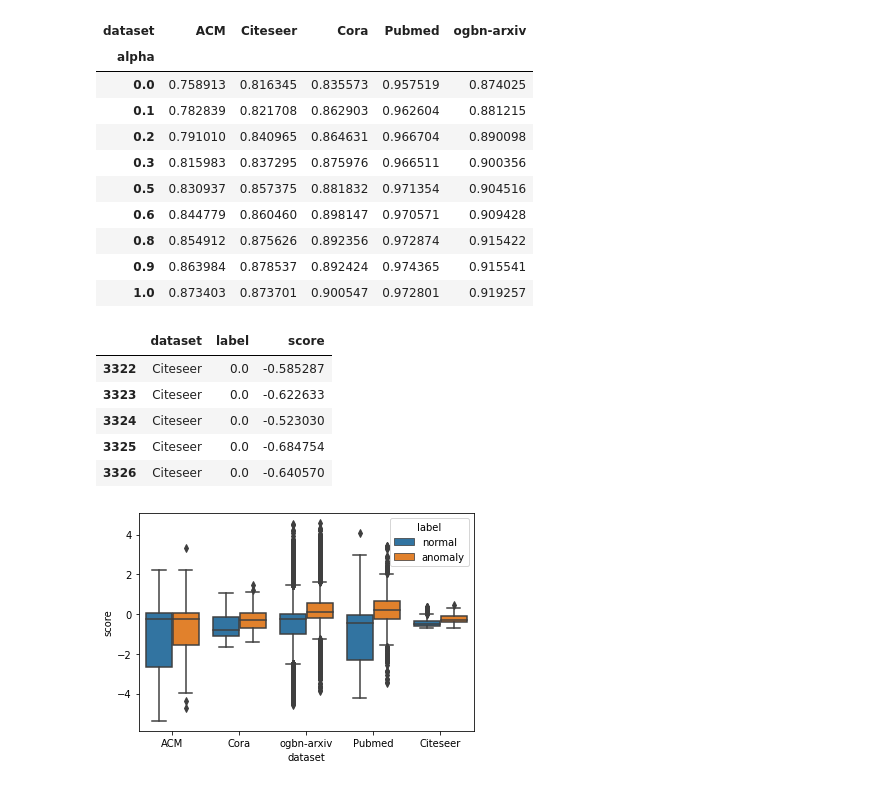
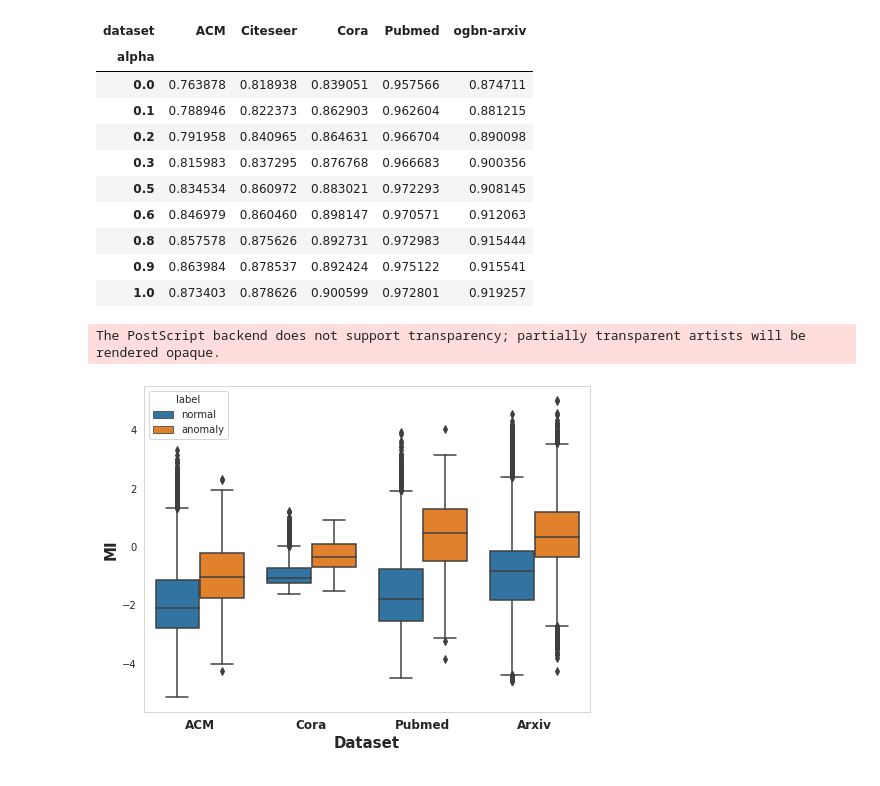
Before and after one commit to eaglelab-zju/DGLD_beta, a Jupyter notebook: method/infoANEMONE/plot.ipynb, the cells around one changed output. Cells and saved outputs as stored; diff of their text form; code cells hidden in the pictures.

```diff
--- a/method/infoANEMONE/plot.ipynb
+++ b/method/infoANEMONE/plot.ipynb
@@ -28,17 +43,17 @@ alpha_table.head()
 alpha_auc_table = alpha_table[["dataset", "alpha", "auc"]]
 # auc_table
 # %%
-table = pd.pivot_table(alpha_auc_table, values='auc', index=['alpha'], columns=['dataset'], aggfunc=np.mean)
+table = pd.pivot_table(alpha_auc_table, values='auc', index=['alpha'], columns=['dataset'], aggfunc=np.max)
 table
 # %% [output]
 | dataset | ACM | Citeseer | Cora | Pubmed | ogbn-arxiv |
 | alpha |  |  |  |  |  |
-| 0.0 | 0.758913 | 0.816345 | 0.835573 | 0.957519 | 0.874025 |
-| 0.1 | 0.782839 | 0.821708 | 0.862903 | 0.962604 | 0.881215 |
-| 0.2 | 0.791010 | 0.840965 | 0.864631 | 0.966704 | 0.890098 |
-| 0.3 | 0.815983 | 0.837295 | 0.875976 | 0.966511 | 0.900356 |
-| 0.5 | 0.830937 | 0.857375 | 0.881832 | 0.971354 | 0.904516 |
-| 0.6 | 0.844779 | 0.860460 | 0.898147 | 0.970571 | 0.909428 |
-| 0.8 | 0.854912 | 0.875626 | 0.892356 | 0.972874 | 0.915422 |
-| 0.9 | 0.863984 | 0.878537 | 0.892424 | 0.974365 | 0.915541 |
-| 1.0 | 0.873403 | 0.873701 | 0.900547 | 0.972801 | 0.919257 |
+| 0.0 | 0.763878 | 0.818938 | 0.839051 | 0.957566 | 0.874711 |
+| 0.1 | 0.788946 | 0.822373 | 0.862903 | 0.962604 | 0.881215 |
+| 0.2 | 0.791958 | 0.840965 | 0.864631 | 0.966704 | 0.890098 |
+| 0.3 | 0.815983 | 0.837295 | 0.876768 | 0.966683 | 0.900356 |
+| 0.5 | 0.834534 | 0.860972 | 0.883021 | 0.972293 | 0.908145 |
+| 0.6 | 0.846979 | 0.860460 | 0.898147 | 0.970571 | 0.912063 |
+| 0.8 | 0.857578 | 0.875626 | 0.892731 | 0.972983 | 0.915444 |
+| 0.9 | 0.863984 | 0.878537 | 0.892424 | 0.975122 | 0.915541 |
+| 1.0 | 0.873403 | 0.878626 | 0.900599 | 0.972801 | 0.919257 |
@@ -50,7 +61,7 @@ import seaborn as sns
 import joblib
 dataset = 'ACM'
 
-scoreplot_file_path = f"log/{dataset}plotscore/{dataset}_score/epoch320.pkl"
+scoreplot_file_path = f"log/{dataset}plotscore/{dataset}_score/epoch399.pkl"
 pklfile = joblib.load(scoreplot_file_path)
 label = pklfile['label']
 score = pklfile['scores']
@@ -60,7 +71,7 @@ data = pd.DataFrame({
     "label":label,
     "score":score
 })
-for dataset in ['Cora', "ogbn-arxiv", "Pubmed", "Citeseer"]:
+for dataset in ['Cora', "Pubmed", "ogbn-arxiv", ]:
     if dataset != "ogbn-arxiv":
         scoreplot_file_path = f"log/{dataset}plotscore/{dataset}_score/epoch99.pkl"
     else:
@@ -75,12 +86,3 @@ for dataset in ['Cora', "ogbn-arxiv", "Pubmed", "Citeseer"]:
         "score":score
     })
     data = pd.concat([data, t_data], axis=0)
-# %%
-data.tail()
-# %% [output]
-|  | dataset | label | score |
-| 3322 | Citeseer | 0.0 | -0.585287 |
-| 3323 | Citeseer | 0.0 | -0.622633 |
-| 3324 | Citeseer | 0.0 | -0.523030 |
-| 3325 | Citeseer | 0.0 | -0.684754 |
-| 3326 | Citeseer | 0.0 | -0.640570 |
@@ -87,8 +92,14 @@ data.tail()
 # %%
 data['label'] = data['label'].astype(int).map({0:'normal', 1:'anomaly'})
-
+sns.set_style("whitegrid", {'axes.grid' : False})
+plt.figure(figsize=(8, 6))
 ax = sns.boxplot(x="dataset", y="score", hue='label',
                  data=data, linewidth=1.5)
-plt.savefig("1.png", dpi=400)
+ax.set_xticklabels(['ACM', 'Cora', 'Pubmed', 'Arxiv'], fontsize = 12, fontweight='bold')
+ax.set_xlabel("Dataset", fontsize = 15, fontweight='bold')
+ax.set_ylabel("MI", fontsize = 15, fontweight='bold')
+plt.savefig("1.eps", dpi=400)
+plt.show()
 # %% [output]
+The PostScript backend does not support transparency; partially transparent artists will be rendered opaque.
-[figure, old version]
+[figure, new version]
```
Also changed, not shown: parts of 6 cells of this notebook, 32 other files.
